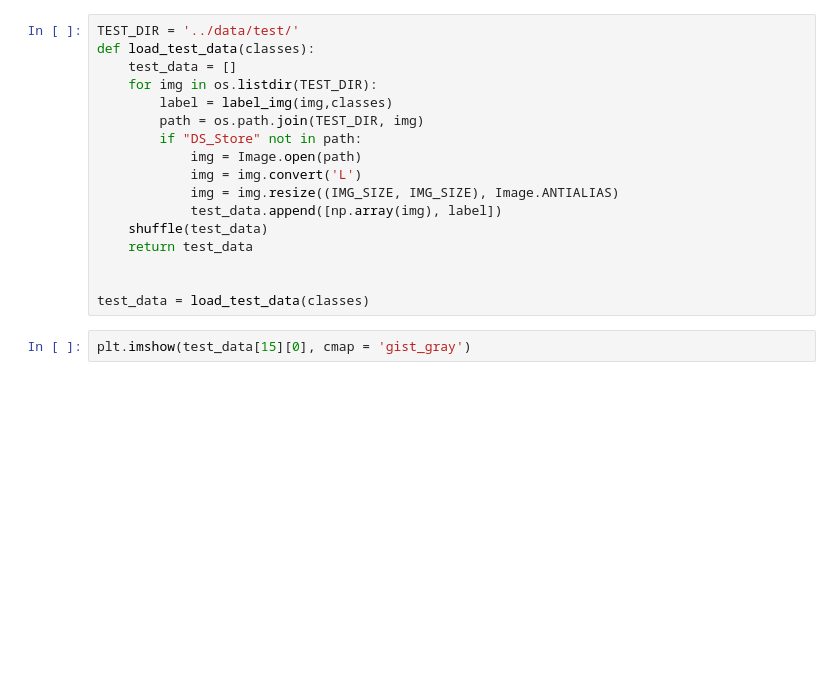
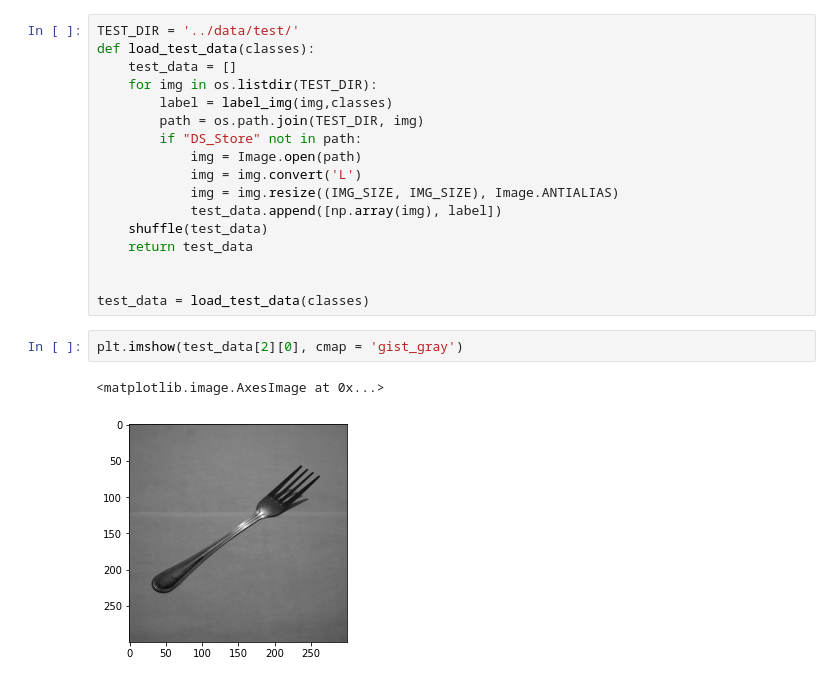
Before and after one commit to gbetanzos/objetos_ia, a Jupyter notebook: code/HAIA - Clasificador de Objetos - Código.ipynb, the cells around one changed output. Cells and saved outputs as stored; diff of their text form; blank space fills up the shorter version.

```diff
--- a/code/HAIA - Clasificador de Objetos - Código.ipynb
+++ b/code/HAIA - Clasificador de Objetos - Código.ipynb
@@ -191,7 +191,10 @@ def load_test_data(classes):
 
 test_data = load_test_data(classes)
 # %%
-plt.imshow(test_data[15][0], cmap = 'gist_gray')
+plt.imshow(test_data[2][0], cmap = 'gist_gray')
+# %% [output]
+<matplotlib.image.AxesImage at 0x...>
+[figure, added]
 # %%
 testImages = np.array([i[0] for i in test_data]).reshape(-1, IMG_SIZE, IMG_SIZE, 1)
 testLabels = np.array([i[1] for i in test_data])
```
Also changed, not shown: parts of 6 cells of this notebook, 1 other file.
